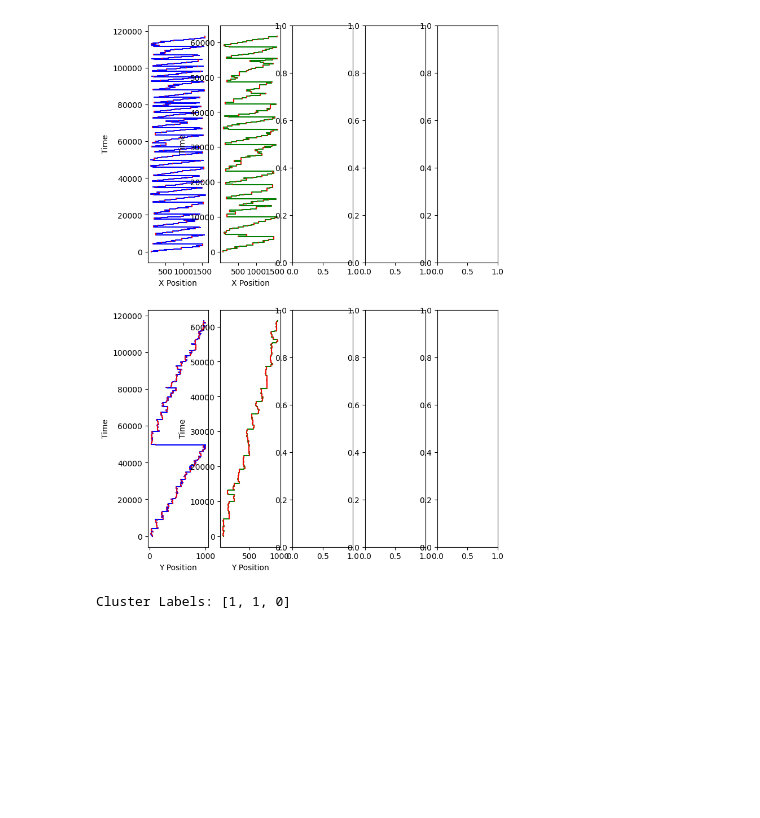
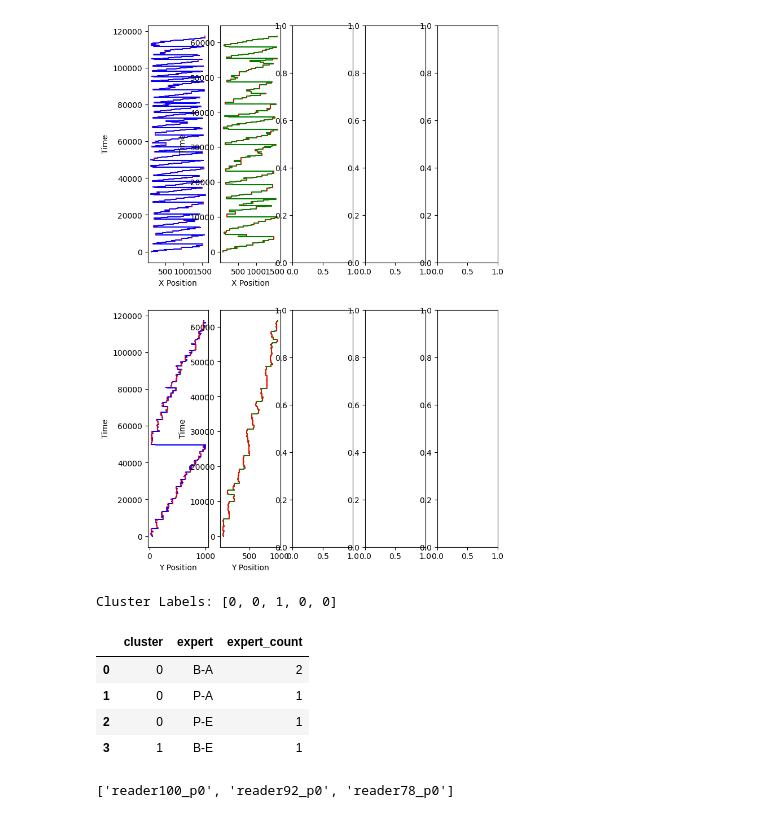
Before and after one commit to ranveersingh81/scanpath, a Jupyter notebook: exploration.ipynb, the cells around one changed output. Drawn from its saved outputs; the diff is of its cells as text; code cells hidden in the pictures; blank space fills up the shorter version.

```diff
--- a/exploration.ipynb
+++ b/exploration.ipynb
@@ -130,24 +132,33 @@ for i in files:
                     simmilarity_matrix_df.loc[i, j] = alignment['cost'].sum()
                     simmilarity_matrix_df.loc[j, i] = alignment['cost'].sum()
 # %%
-no_comp = 3
-simmilarity_matrix_df = simmilarity_matrix_df.iloc[:no_comp, :no_comp]
-files_cluster = simmilarity_matrix_df.columns.tolist()
-simmilarity_matrix_np = simmilarity_matrix_df.to_numpy()
+no_comp = 5
+simmilarity_matrix_df_ = simmilarity_matrix_df.iloc[:no_comp, :no_comp]
+files_cluster = simmilarity_matrix_df_.columns.tolist()
+simmilarity_matrix_np = simmilarity_matrix_df_.to_numpy()
 from sklearn.cluster import KMeans
 n_clusters = 2
 kmeans = KMeans(n_clusters=n_clusters, init='k-means++', random_state=42)
 kmeans.fit_predict(simmilarity_matrix_np)
 cluster_labels = kmeans.labels_.tolist()
 print("Cluster Labels:", cluster_labels)
 cluster_df = pd.DataFrame(data=list(zip(files_cluster, cluster_labels)), columns=['file','cluster'])
 cluster_df['readerID'] = cluster_df['file'].apply(lambda x: int(x.split("_")[0].replace("reader", "")))
 reader_data_ = reader_data[['readerID', 'expert', 'meanPhyAccTQ', 'meanPhyAccBQ']]
 df = cluster_df.merge(reader_data_, on="readerID").sort_values(by='cluster')
-# df = df.groupby(["cluster", "expert"]).agg({"expert":"count"}).add_suffix("_count").reset_index()
-# ll = cluster_df[cluster_df['cluster']==0]['file'].tolist()
+df = df.groupby(["cluster", "expert"]).agg({"expert":"count"}).add_suffix("_count").reset_index()
+df
 # %% [output]
-Cluster Labels: [1, 1, 0]
+Cluster Labels: [0, 0, 1, 0, 0]
+|  | cluster | expert | expert_count |
+| 0 | 0 | B-A | 2 |
+| 1 | 0 | P-A | 1 |
+| 2 | 0 | P-E | 1 |
+| 3 | 1 | B-E | 1 |
+# %%
+files_cluster
+# %% [output]
+['reader100_p0', 'reader92_p0', 'reader78_p0']
 # %%
 from sklearn.cluster import AgglomerativeClustering
 clustering = AgglomerativeClustering().fit(simmilarity_matrix_df)
```
Also changed, not shown: parts of 1 cell of this notebook.
